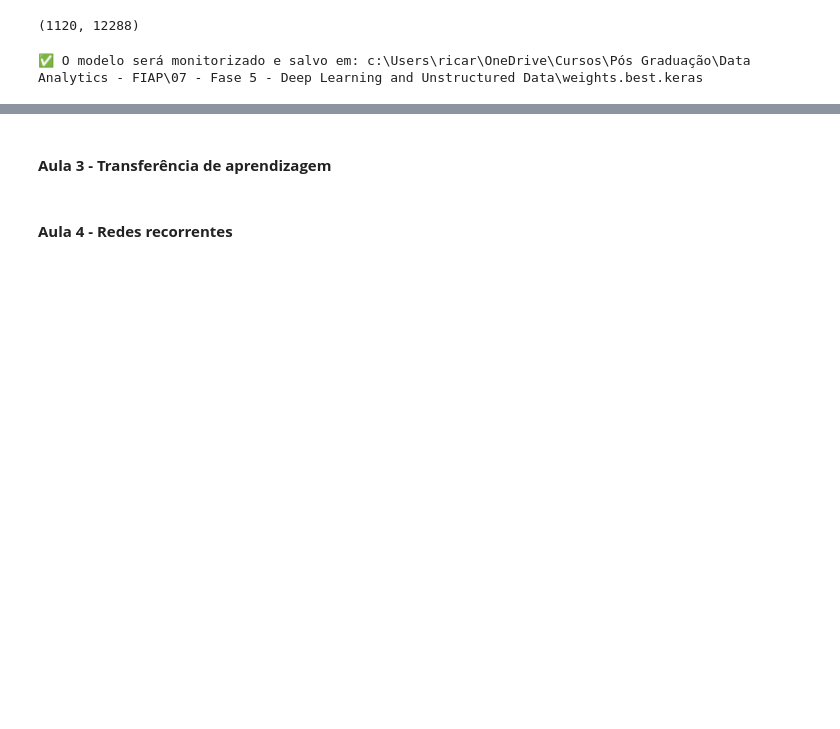
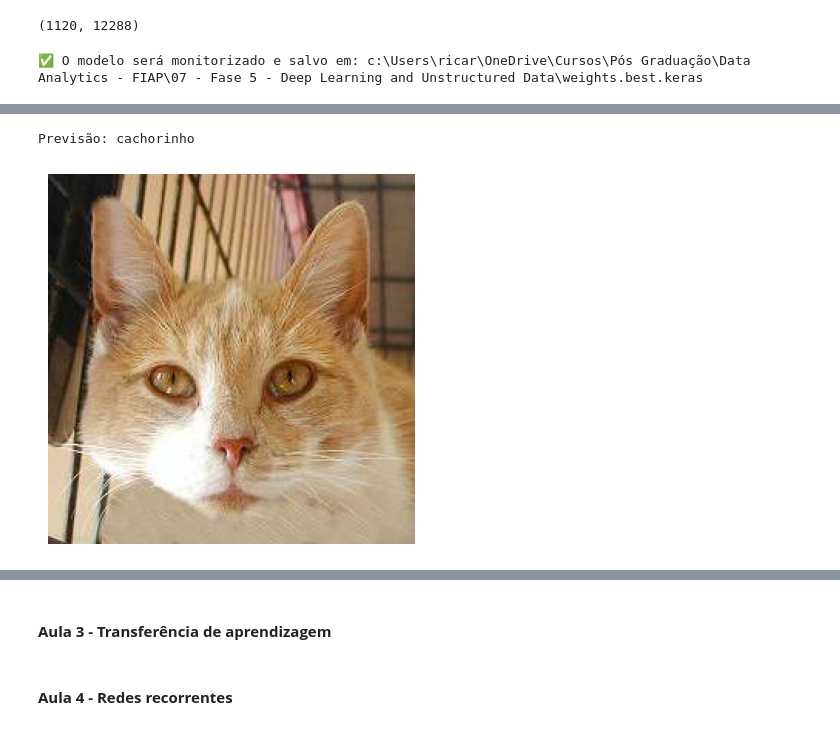
Before and after one commit to RicardViana/fiap-Deep-Learning-and-unstructured-data, a Jupyter notebook: deep_reinforcement_learning.ipynb, the cells around one changed output, grey strips where cells are left out. Cells and saved outputs as stored; diff of their text form; code cells hidden in the pictures; blank space fills up the shorter version.

```diff
--- a/deep_reinforcement_learning.ipynb
+++ b/deep_reinforcement_learning.ipynb
@@ -81,6 +82,36 @@ from distutils.file_util import copy_file
 from keras.layers import Input
 # %% [markdown]
 #### **Funções (def)**
+# %%
+def guess_animal(filepath):
+
+    # Declaramos as variáveis que serão criadas ao longo do código
+    global model
+    global animal_names
+    global image_size
+
+    # Lógica robusta para ler caminhos com acentos
+    img_array = np.fromfile(str(filepath), np.uint8)
+    image = cv2.imdecode(img_array, cv2.IMREAD_COLOR)
+
+    if image is None:
+        print("Erro: Não foi possível carregar a imagem.")
+        return
+
+    # Processamento
+    img = cv2.resize(image, (image_size, image_size)).astype('float32') / 255.0
+    img = np.expand_dims(img, axis=0)
+
+    # Predição
+    pred = model.predict(img, verbose=0)
+    classes = np.argmax(pred, axis=1)
+
+    # Output
+    print(f"Previsão: {animal_names[classes[0]]}")
+
+    plt.imshow(cv2.cvtColor(image, cv2.COLOR_BGR2RGB))
+    plt.axis('off')
+    plt.show()
 # %% [markdown]
 #### **Aula 1 - Perceptron de múltiplas camadas**
 # %%
@@ -862,0 +1053,6 @@ Uma taxa de aprendizagem baixa pode ser mais precisa, porém pode demorar para e
+# %%
+caminho = r"C:\Users\ricar\OneDrive\Cursos\Pós Graduação\Data Analytics - FIAP\07 - Fase 5 - Deep Learning and Unstructured Data\02 - Deep & Reinforcement Learning\Outros\imagens_teste\cat.202.jpg"
+guess_animal(caminho)
+# %% [output]
+Previsão: cachorinho
+[figure, added]
```
Also changed, not shown: parts of 24 cells of this notebook.
